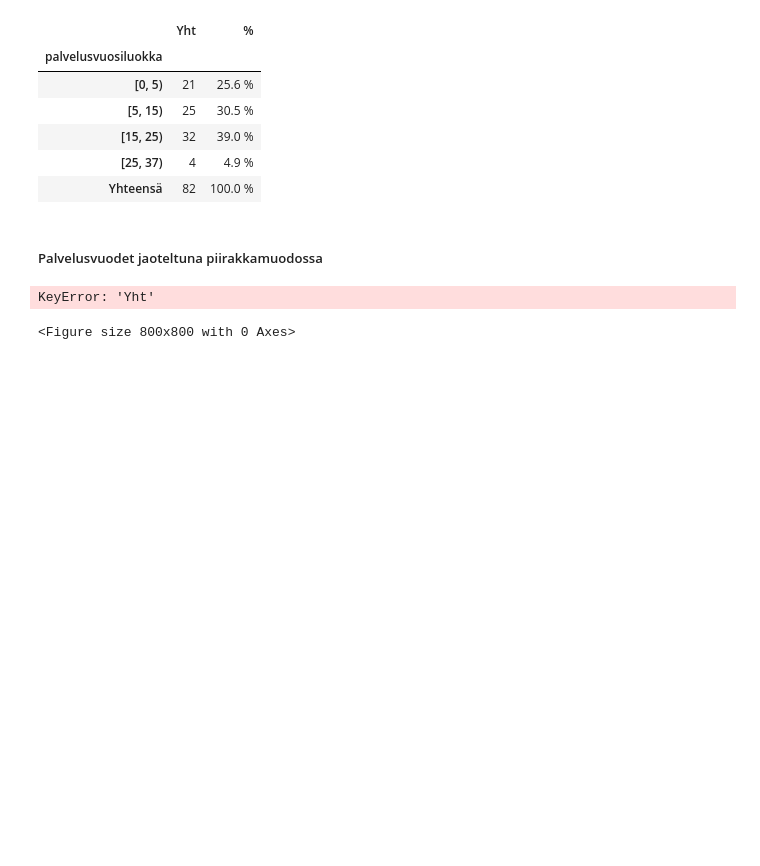
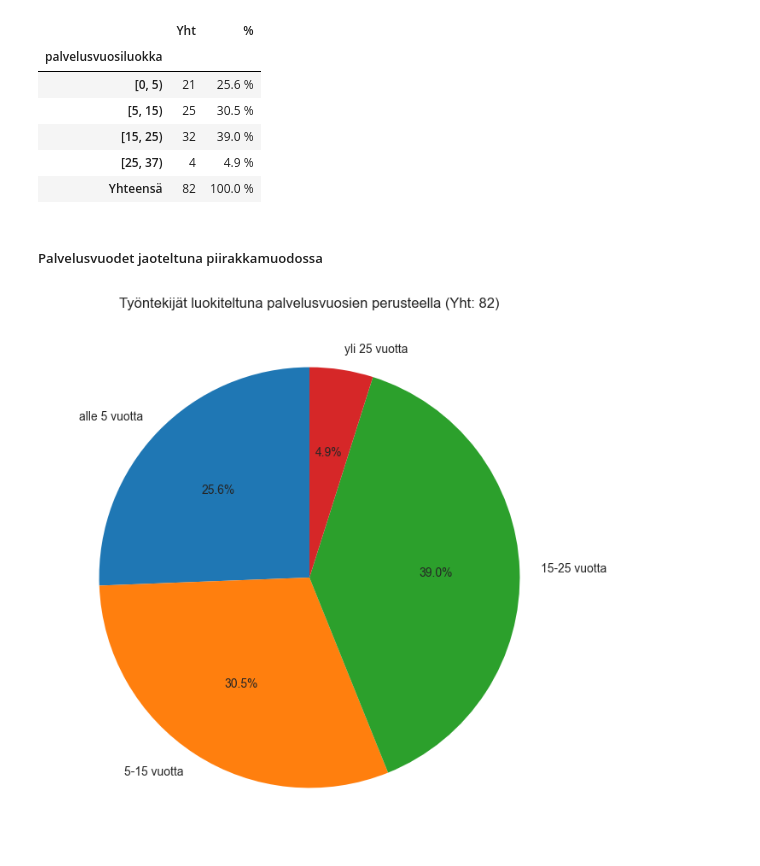
Before and after one commit to Hildura/Tiedonk-sittely-Pytjonilla-Ryhm-5, a Jupyter notebook: Projekti/Analyzing_WorkPlaceSatisfactionSurveyData.ipynb, the cells around one changed output. Drawn from its saved outputs; the diff is of its cells as text; code cells hidden in the pictures; blank space fills up the shorter version.

```diff
--- a/Projekti/Analyzing_WorkPlaceSatisfactionSurveyData.ipynb
+++ b/Projekti/Analyzing_WorkPlaceSatisfactionSurveyData.ipynb
@@ -552,17 +552,15 @@ df_palvelusvuodet.style.format({'Yht': '{:.0f}', '%': '{:.1f} %'})
 # %%
 data = {
     'palvelusvuosiluokka': ['alle 5 vuotta', '5-15 vuotta', '15-25 vuotta', 'yli 25 vuotta'],
-    'Yht': [21, 23, 32, 4],
-    '%': [26.2, 28.7, 40.0, 5.0]
+    'Yht': [21, 25, 32, 4],
+    '%': [25.6, 30.5, 39.0, 4.9]
 }
 
 df_palveluspiirakka = pd.DataFrame(data)
-
 total = df_palveluspiirakka['Yht'].sum()
 plt.figure(figsize=(8, 8))
-plt.pie(df['Yht'], labels=df_palveluspiirakka['palvelusvuosiluokka'], autopct='%1.1f%%', startangle=90)
+plt.pie(df_palveluspiirakka['Yht'], labels=df_palveluspiirakka['palvelusvuosiluokka'], autopct='%1.1f%%', startangle=90)
 plt.title(f'Työntekijät luokiteltuna palvelusvuosien perusteella (Yht: {total})')
 plt.show()
 # %% [output]
-KeyError: 'Yht'
-<Figure size 800x800 with 0 Axes>
+[figure, added]
```
